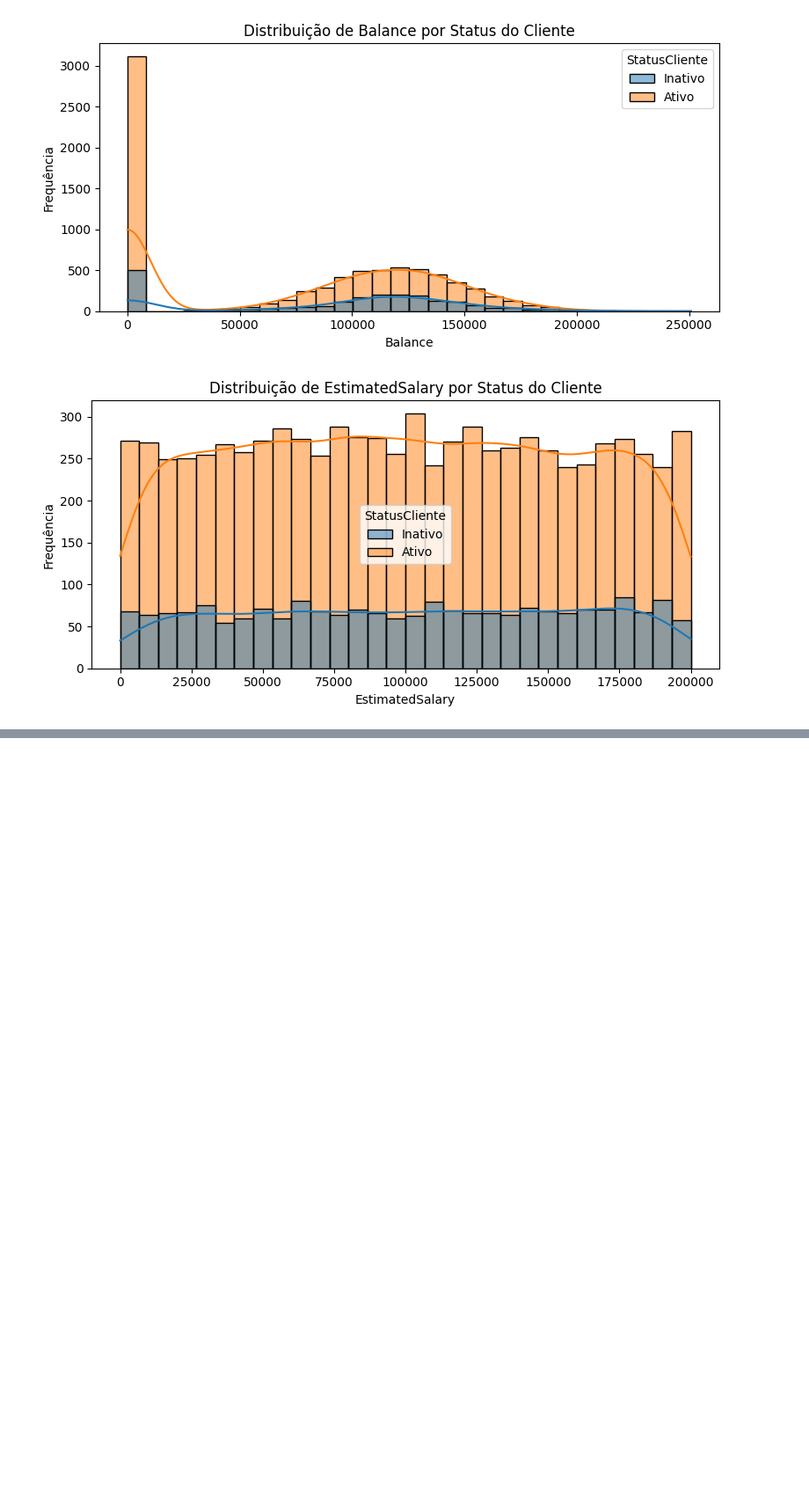
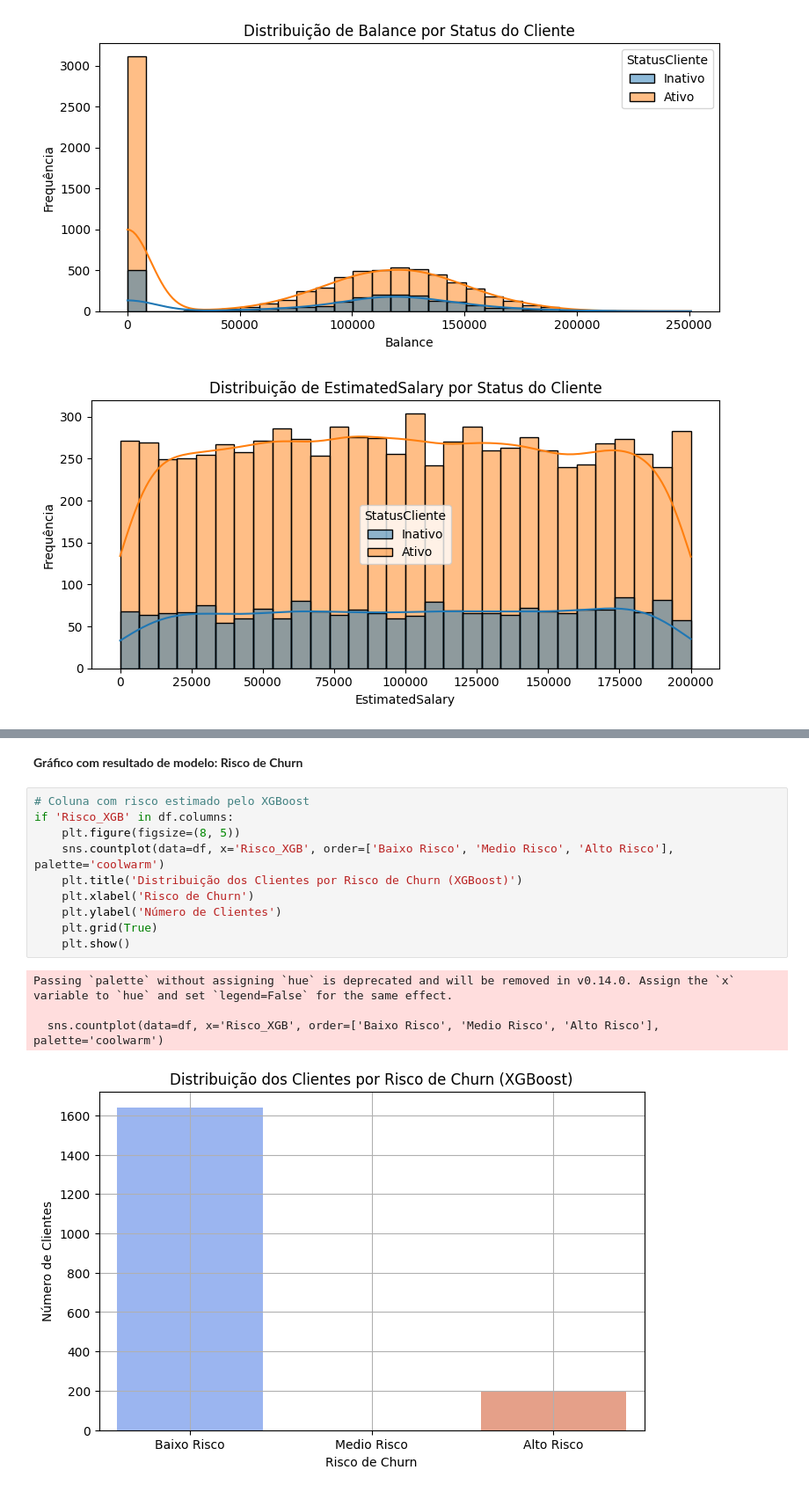
Before and after one commit to AlexMatheusAlves/modelos_churn, a Jupyter notebook: Modelo_preditivos_Churn.ipynb, the cells around one changed output, grey strips where cells are left out. Shown: that part at 88% size. Cells and saved outputs as stored; diff of their text form; blank space fills up the shorter version.

```diff
--- a/Modelo_preditivos_Churn.ipynb
+++ b/Modelo_preditivos_Churn.ipynb
@@ -191,0 +252,17 @@ for coluna in ['Age', 'CreditScore', 'Balance', 'EstimatedSalary']:
+# %% [markdown]
+**Gráfico com resultado de modelo: Risco de Churn**
+# %%
+# Coluna com risco estimado pelo XGBoost
+if 'Risco_XGB' in df.columns:
+    plt.figure(figsize=(8, 5))
+    sns.countplot(data=df, x='Risco_XGB', order=['Baixo Risco', 'Medio Risco', 'Alto Risco'], palette='coolwarm')
+    plt.title('Distribuição dos Clientes por Risco de Churn (XGBoost)')
+    plt.xlabel('Risco de Churn')
+    plt.ylabel('Número de Clientes')
+    plt.grid(True)
+    plt.show()
+# %% [output]
+Passing `palette` without assigning `hue` is deprecated and will be removed in v0.14.0. Assign the `x` variable to `hue` and set `legend=False` for the same effect.
+
+  sns.countplot(data=df, x='Risco_XGB', order=['Baixo Risco', 'Medio Risco', 'Alto Risco'], palette='coolwarm')
+[figure, added]
```
Also changed, not shown: parts of 8 cells of this notebook.
